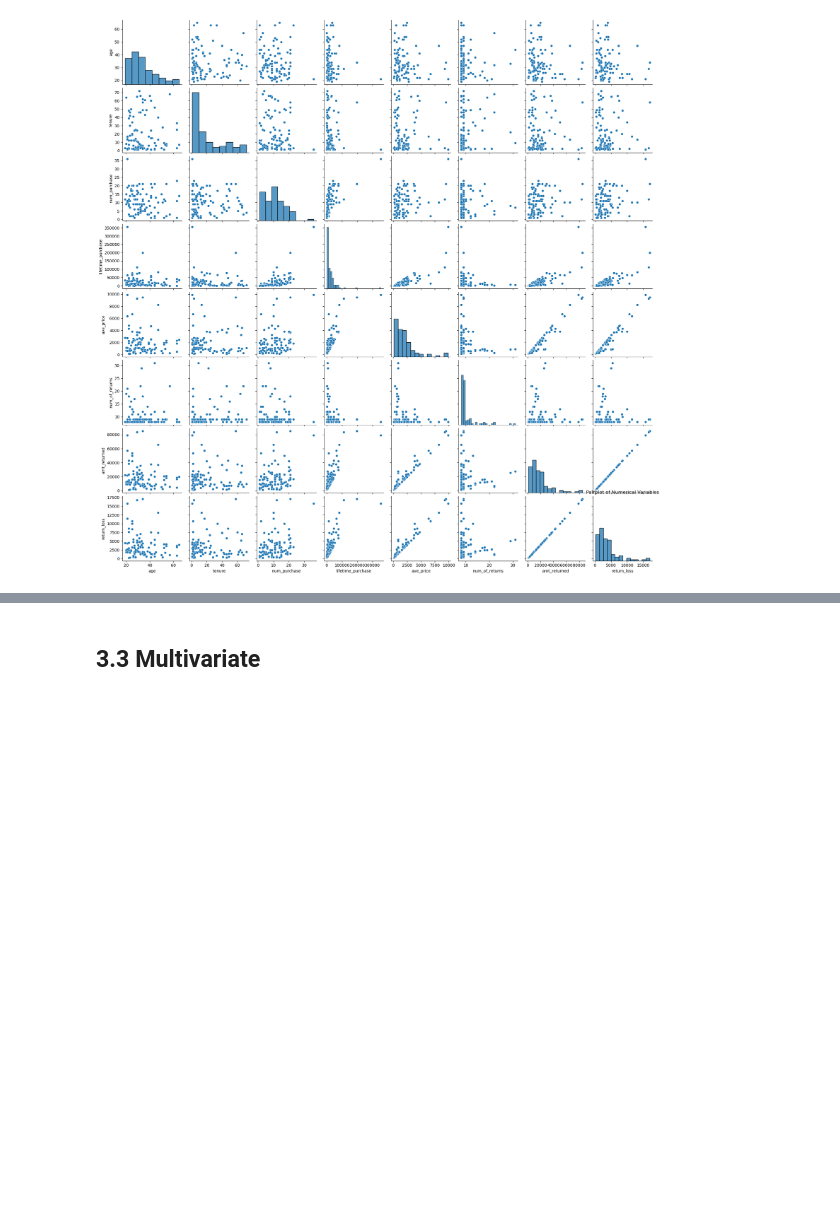
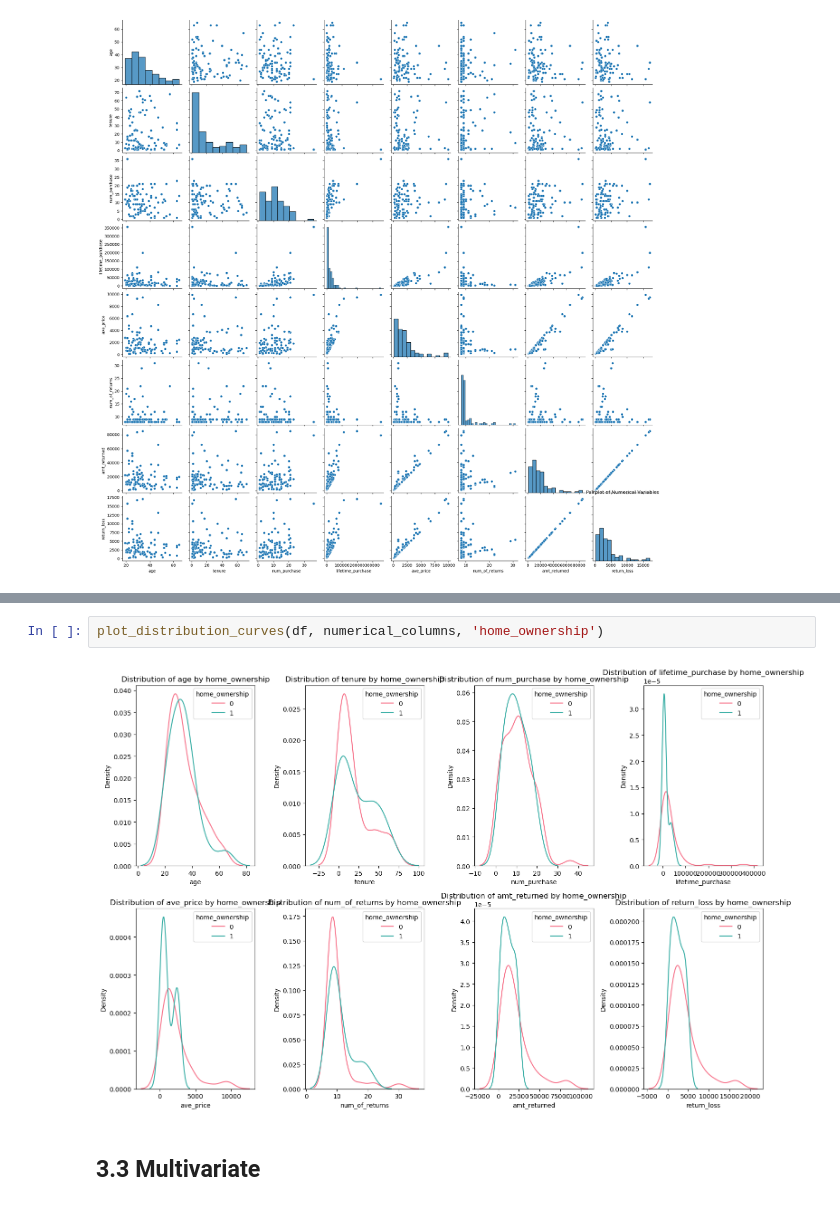
Before and after one commit to MarkPhamm/AI---ML, a Jupyter notebook: end-to-end.ipynb, the cells around one changed output, grey strips where cells are left out. Saved outputs shown, nothing was run; the diff lists cells and outputs as text; blank space fills up the shorter version.

```diff
--- a/end-to-end.ipynb
+++ b/end-to-end.ipynb
@@ -455,3 +481,7 @@ plt.show()
+# %%
+plot_distribution_curves(df, numerical_columns, 'home_ownership')
+# %% [output]
+[figure, added]
 # %% [markdown]
 ## 3.3 Multivariate
 # %%
```
Also changed, not shown: parts of 22 cells of this notebook.
